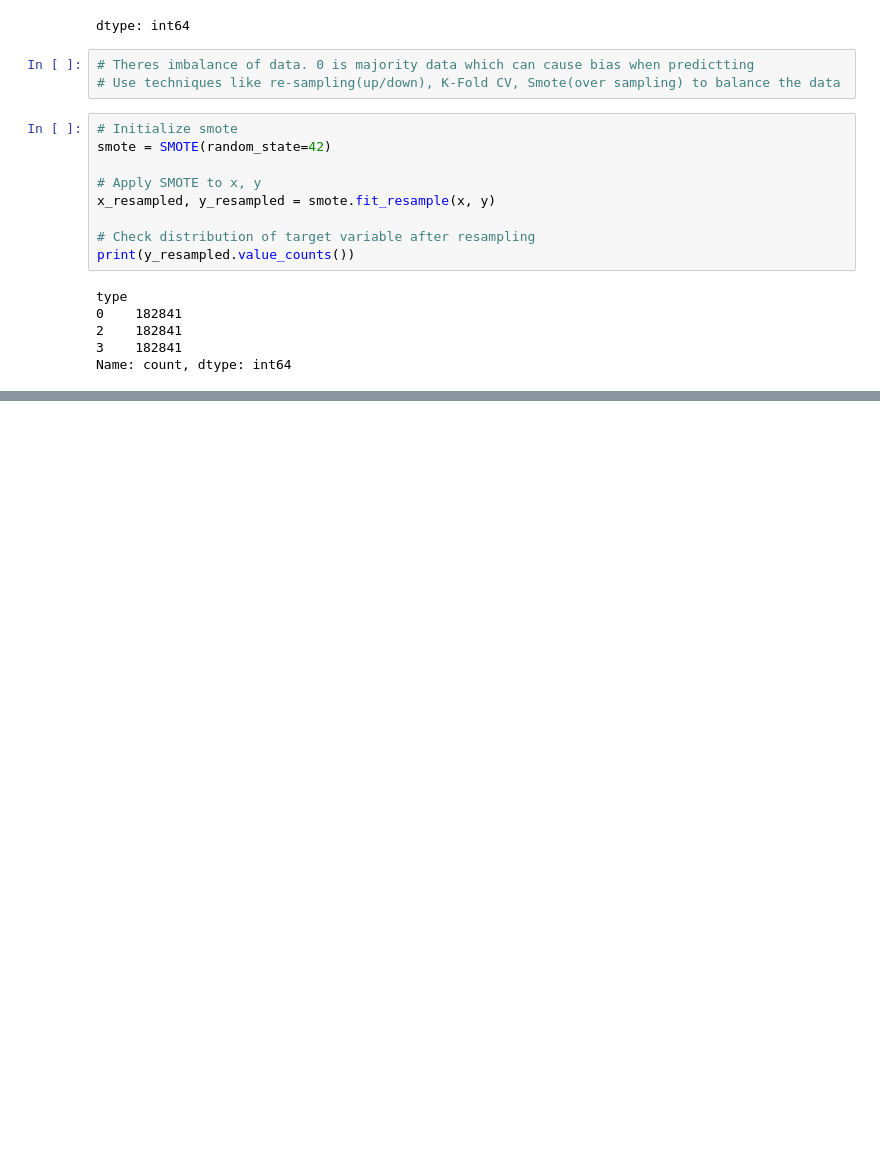
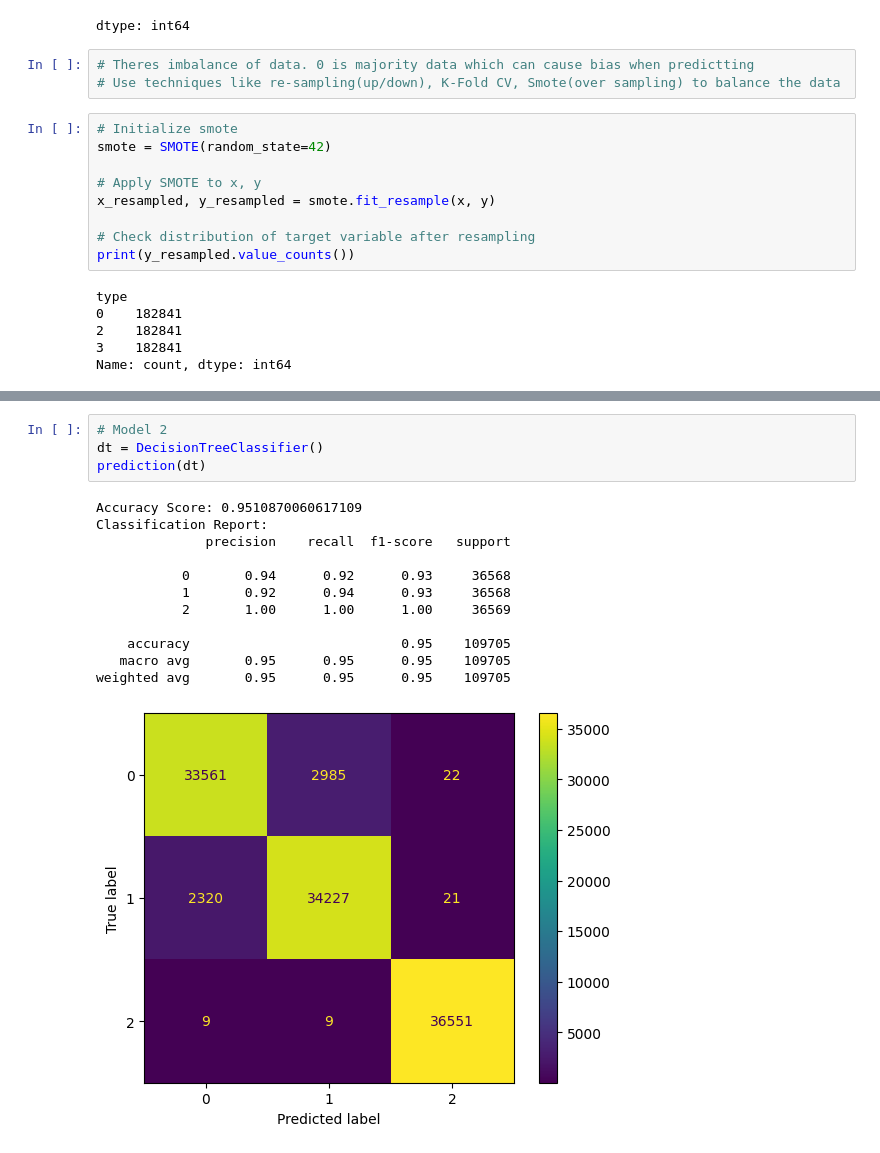
Before and after one commit to skyish21/Deforestation-Detection, a Jupyter notebook: Classification of Fire Types.ipynb, the cells around one changed output, grey strips where cells are left out. Cells and saved outputs as stored; diff of their text form; blank space fills up the shorter version.

```diff
--- a/Classification of Fire Types.ipynb
+++ b/Classification of Fire Types.ipynb
@@ -609,0 +689,17 @@ Name: count, dtype: int64
+# %%
+# Model 2
+dt = DecisionTreeClassifier()
+prediction(dt)
+# %% [output]
+Accuracy Score: 0.9510870060617109
+Classification Report:
+              precision    recall  f1-score   support
+
+           0       0.94      0.92      0.93     36568
+           1       0.92      0.94      0.93     36568
+           2       1.00      1.00      1.00     36569
+
+    accuracy                           0.95    109705
+   macro avg       0.95      0.95      0.95    109705
+weighted avg       0.95      0.95      0.95    109705
+[figure, added]
```
Also changed, not shown: parts of 21 cells of this notebook.
